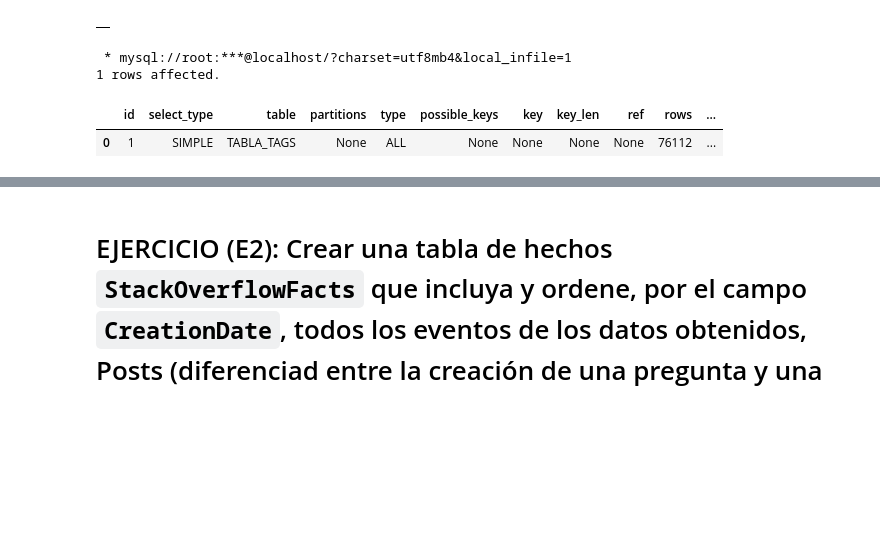
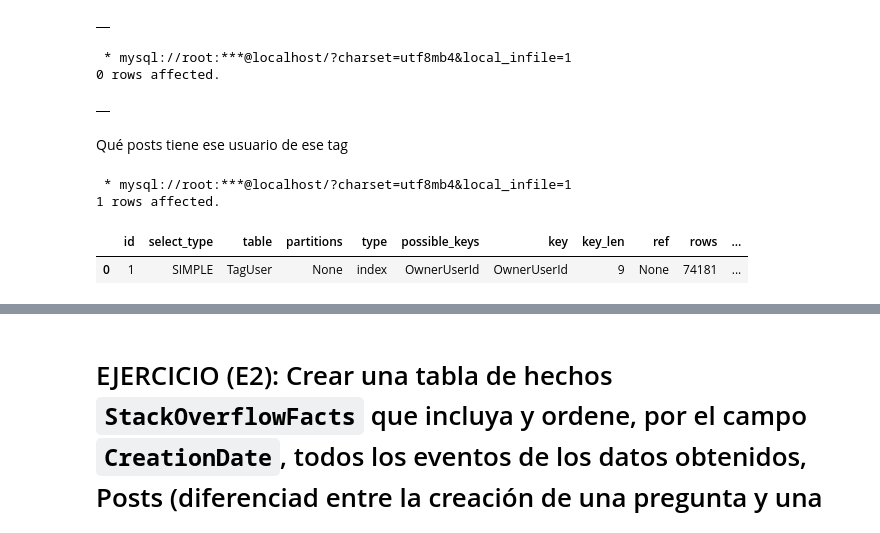
Before and after one commit to alvumu/BDGE, a Jupyter notebook: sql/sesion2.ipynb, the cells around one changed output, grey strips where cells are left out. Saved outputs shown, nothing was run; the diff lists cells and outputs as text; code cells hidden in the pictures; blank space fills up the shorter version.

```diff
--- a/sql/sesion2.ipynb
+++ b/sql/sesion2.ipynb
@@ -696,14 +739,24 @@ INNER JOIN Posts P ON LOCATE(CONCAT('<', Tags.TagName, '>'), P.Tags) > 0;
 0 rows affected.
 76082 rows affected.
 |  |
+# %%
+%%sql
+CREATE INDEX OwnerUserId ON TagUser (OwnerUserId,TagId)
+# %% [output]
+ * mysql://root:***@localhost/?charset=utf8mb4&local_infile=1
+0 rows affected.
+|  |
+# %% [markdown]
+Qué posts tiene ese usuario de ese tag
 # %%
 %%sql
-EXPLAIN SELECT OwnerUserId, TagId, TagName, GROUP_CONCAT(PostId SEPARATOR ', ') as Posts
-FROM TABLA_TAGS
+
+EXPLAIN SELECT OwnerUserId, TagId, GROUP_CONCAT(PostId SEPARATOR ', ') as Posts
+FROM TagUser
 WHERE OwnerUserId IS NOT NULL
-GROUP BY OwnerUserId, TagId, TagName;
+GROUP BY OwnerUserId, TagId;
 # %% [output]
  * mysql://root:***@localhost/?charset=utf8mb4&local_infile=1
 1 rows affected.
 |  | id | select_type | table | partitions | type | possible_keys | key | key_len | ref | rows | ... |
-| 0 | 1 | SIMPLE | TABLA_TAGS | None | ALL | None | None | None | None | 76112 | ... |
+| 0 | 1 | SIMPLE | TagUser | None | index | OwnerUserId | OwnerUserId | 9 | None | 74181 | ... |
```
Also changed, not shown: parts of 18 cells of this notebook.
